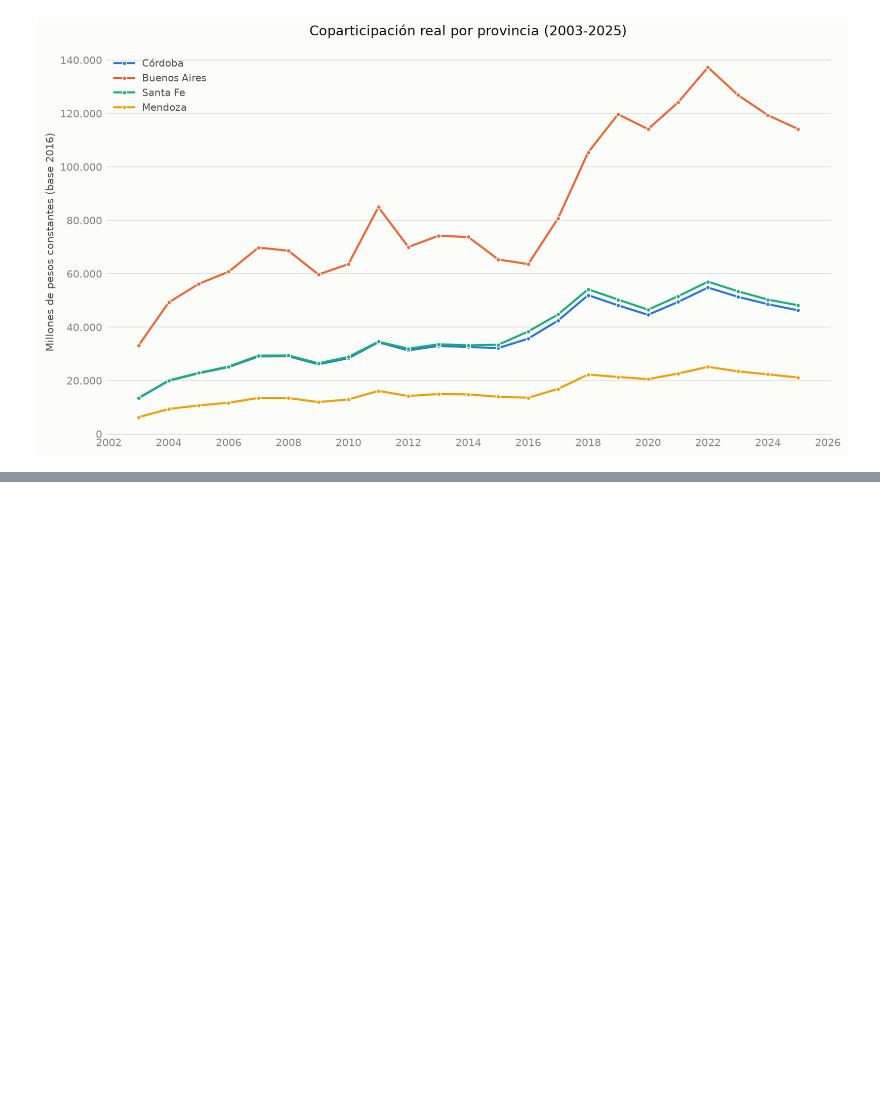
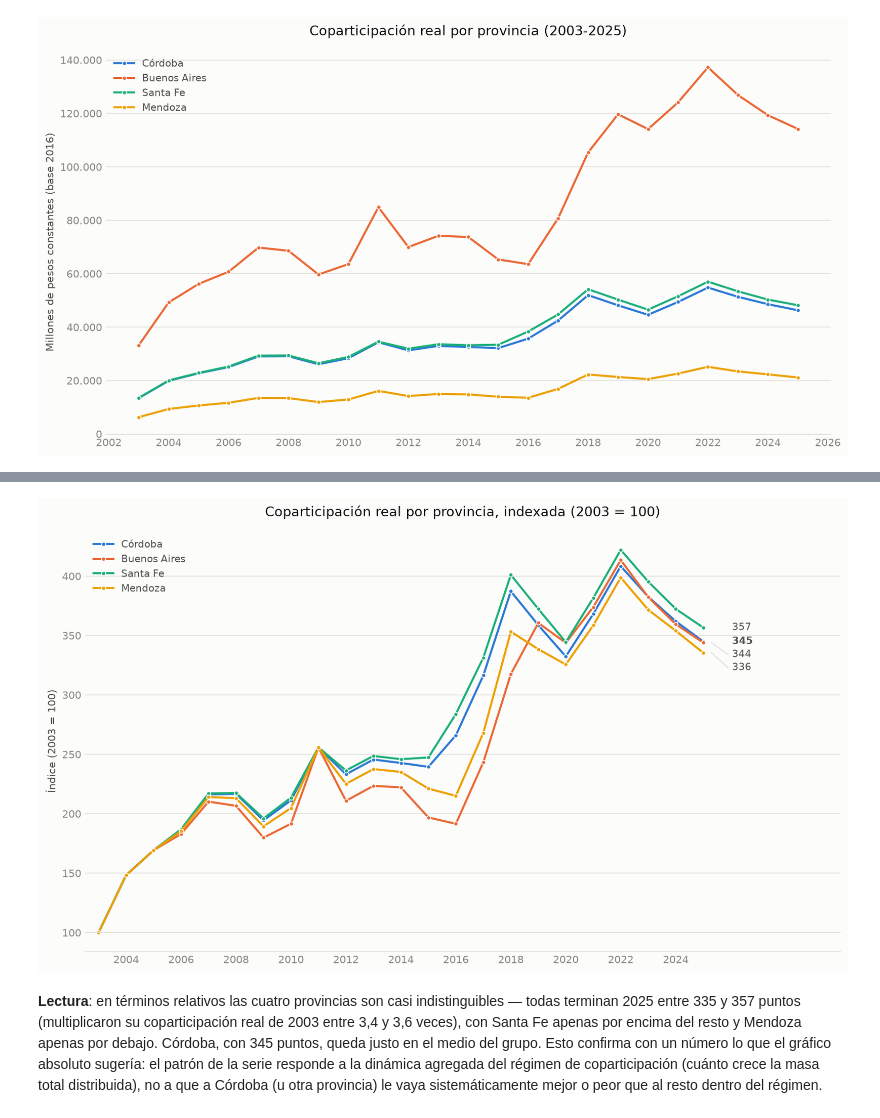
Before and after one commit to llorenzomagnano-sys/Portafolio-Lorenzo, a Jupyter notebook: notebooks/01_serie_historica.ipynb, the cells around one changed output, grey strips where cells are left out. Cells and saved outputs as stored; diff of their text form; code cells hidden in the pictures; blank space fills up the shorter version.

```diff
--- a/notebooks/01_serie_historica.ipynb
+++ b/notebooks/01_serie_historica.ipynb
@@ -188 +197,67 @@ plt.show()
+# %%
+fig, ax = plt.subplots(figsize=(11, 6.5), dpi=150)
+indexado_final = {}
+for provincia in provincias_referencia:
+    serie = df[df["provincia"] == provincia].sort_values("anio").set_index("anio")["monto_real_base2016"]
+    base_2003 = serie.loc[2003]
+    indexado = serie / base_2003 * 100
+    indexado_final[provincia] = indexado.loc[2025]
+    ax.plot(
+        indexado.index, indexado.values,
+        color=colores[provincia], linewidth=2, marker="o", markersize=4,
+        markerfacecolor=colores[provincia], markeredgecolor=SURFACE, markeredgewidth=0.8,
+        label=provincia,
+    )
+
+# Etiquetas directas en el extremo derecho -- como los 4 valores finales quedan muy
+# cerca (335-357), se espacian verticalmente para que no se pisen (nunca apilar
+# etiquetas encimadas: ver marks-and-anatomy.md), con una línea guía fina hacia el
+# punto real cuando el valor se desplazó de su posición natural.
+orden = sorted(indexado_final.items(), key=lambda kv: kv[1], reverse=True)
+ax.set_xlim(2002.5, 2030)
+min_gap = 11  # puntos de índice mínimos entre etiquetas consecutivas
+etiquetas_y = []
+for _, valor in orden:
+    y = valor if not etiquetas_y else min(valor, etiquetas_y[-1] - min_gap)
+    etiquetas_y.append(y)
+
+for (provincia, valor_real), y_etiqueta in zip(orden, etiquetas_y):
+    if abs(y_etiqueta - valor_real) > 1:
+        ax.plot([2025.3, 2025.9], [valor_real, y_etiqueta], color=GRID_COLOR, linewidth=1, zorder=1)
+    ax.annotate(
+        f"{valor_real:,.0f}",
+        (2025.9, y_etiqueta),
+        xytext=(4, 0), textcoords="offset points", ha="left", va="center",
+        fontsize=9.5, color=INK_SECONDARY, fontweight=("bold" if provincia == "Córdoba" else "normal"),
+    )
+
+ax.axhline(100, color=GRID_COLOR, linewidth=1)
+ax.set_title("Coparticipación real por provincia, indexada (2003 = 100)", fontsize=13, color=INK_PRIMARY, pad=14)
+ax.set_ylabel("Índice (2003 = 100)", fontsize=10)
+ax.set_xlabel("")
+ax.set_xticks(range(2004, 2026, 2))  # no extender ticks al espacio en blanco reservado para las etiquetas
+ax.grid(axis="y", color=GRID_COLOR, linewidth=0.8)
+ax.set_axisbelow(True)
+for spine in ["top", "right", "left"]:
+    ax.spines[spine].set_visible(False)
+ax.spines["bottom"].set_color(GRID_COLOR)
+ax.tick_params(axis="both", length=0)
+legend = ax.legend(frameon=False, loc="upper left", fontsize=9.5)
+for text in legend.get_texts():
+    text.set_color(INK_SECONDARY)
+
+fig.tight_layout()
+fig.savefig(FIGURES_DIR / "comparativo_provincias_indexado_2003_2025.png", dpi=300, facecolor=SURFACE)
+plt.show()
+# %% [output]
+[figure, added]
+# %% [markdown]
+**Lectura**: en términos relativos las cuatro provincias son casi indistinguibles —
+todas terminan 2025 entre 335 y 357 puntos (multiplicaron su coparticipación real de
+2003 entre 3,4 y 3,6 veces), con Santa Fe apenas por encima del resto y Mendoza
+apenas por debajo. Córdoba, con 345 puntos, queda justo en el medio del grupo. Esto
+confirma con un número lo que el gráfico absoluto sugería: el patrón de la serie
+responde a la dinámica agregada del régimen de coparticipación (cuánto crece la masa
+total distribuida), no a que a Córdoba (u otra provincia) le vaya sistemáticamente
+mejor o peor que al resto dentro del régimen.
 # %% [markdown]
```
Also changed, not shown: parts of 2 cells of this notebook, 9 other files.
